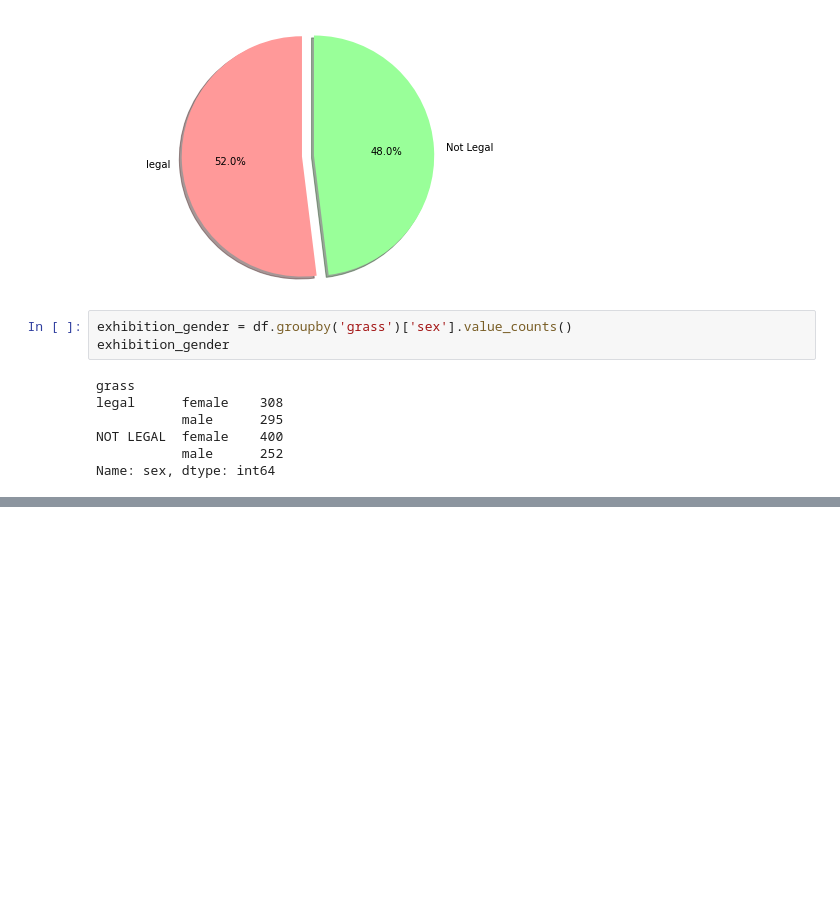
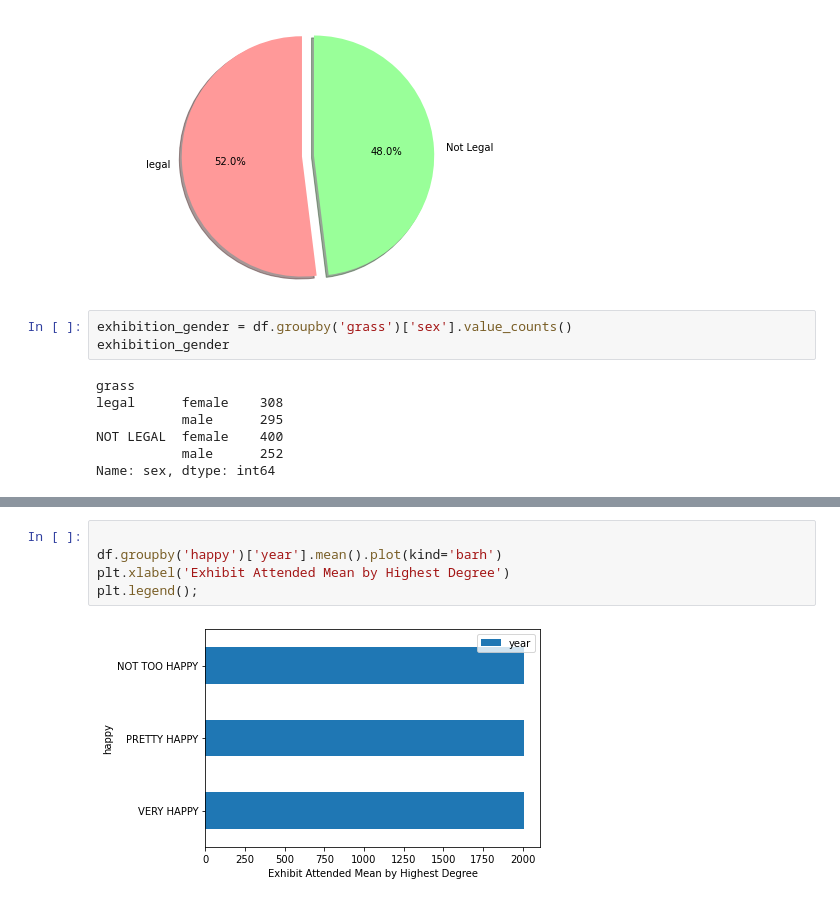
Before and after one commit to smargarink/DesignDev, a Jupyter notebook: exercisenine.ipynb, the cells around one changed output, grey strips where cells are left out. Saved outputs shown, nothing was run; the diff lists cells and outputs as text; blank space fills up the shorter version.

```diff
--- a/exercisenine.ipynb
+++ b/exercisenine.ipynb
@@ -87,0 +132,7 @@ Name: sex, dtype: int64
+# %%
+
+df.groupby('happy')['year'].mean().plot(kind='barh')
+plt.xlabel('Exhibit Attended Mean by Highest Degree')
+plt.legend();
+# %% [output]
+[figure, added]
```
Also changed, not shown: parts of 7 cells of this notebook.
